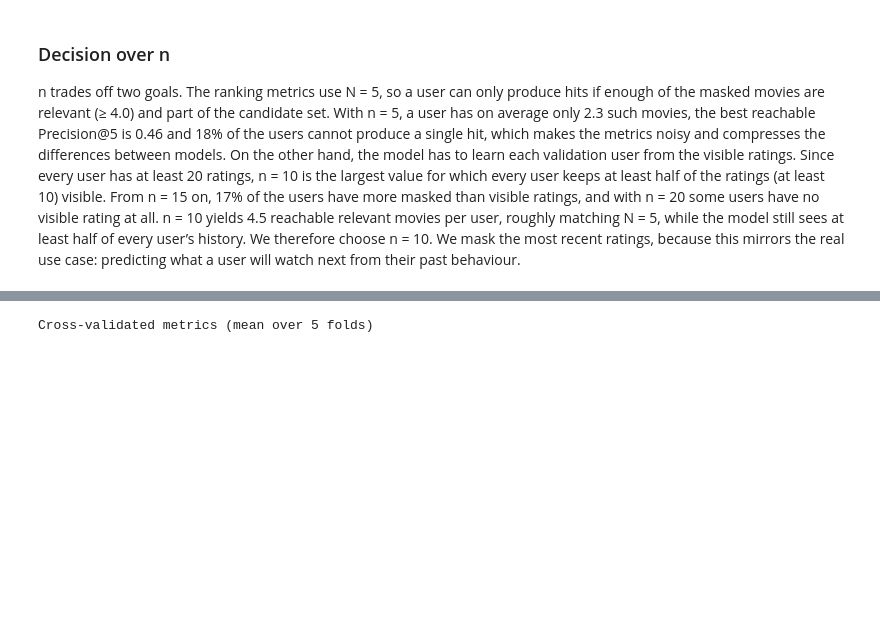
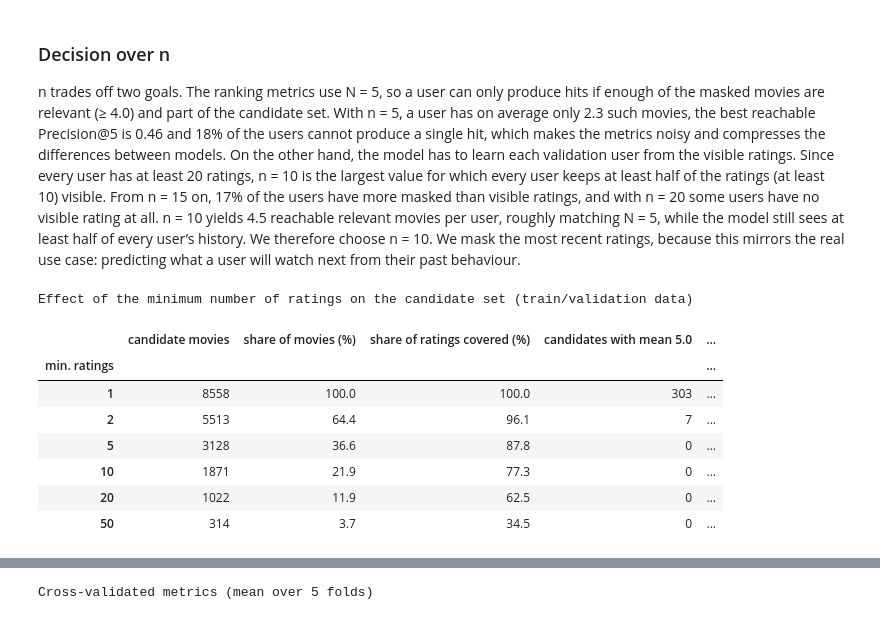
Before and after one commit to mischhart-bsc/recommender-systems, a Jupyter notebook: MiniChallenge/RSY_MiniChallenge_HS26.ipynb, the cells around one changed output, grey strips where cells are left out. Cells and saved outputs as stored; diff of their text form; code cells hidden in the pictures; blank space fills up the shorter version.

```diff
--- a/MiniChallenge/RSY_MiniChallenge_HS26.ipynb
+++ b/MiniChallenge/RSY_MiniChallenge_HS26.ipynb
@@ -820,3 +820,38 @@ Effect of the number of masked ratings n (mean over 5 folds)
 # %% [markdown]
 ### Decision over n
 n trades off two goals. The ranking metrics use N = 5, so a user can only produce hits if enough of the masked movies are relevant (≥ 4.0) and part of the candidate set. With n = 5, a user has on average only 2.3 such movies, the best reachable Precision@5 is 0.46 and 18% of the users cannot produce a single hit, which makes the metrics noisy and compresses the differences between models. On the other hand, the model has to learn each validation user from the visible ratings. Since every user has at least 20 ratings, n = 10 is the largest value for which every user keeps at least half of the ratings (at least 10) visible. From n = 15 on, 17% of the users have more masked than visible ratings, and with n = 20 some users have no visible rating at all. n = 10 yields 4.5 reachable relevant movies per user, roughly matching N = 5, while the model still sees at least half of every user’s history. We therefore choose n = 10. We mask the most recent ratings, because this mirrors the real use case: predicting what a user will watch next from their past behaviour.
+# %%
+def candidate_stats(ratings, folds, thresholds):
+    """Effect of the minimum number of training ratings on the candidate set."""
+    stats = ratings.groupby("movieId")["rating"].agg(["count", "mean"])
+    rows = {}
+    for m in thresholds:
+        is_cand = stats["count"] >= m
+        masked_in_cand = [masked["movieId"].map(train["movieId"].value_counts()).fillna(0).ge(m).mean()
+                          for train, masked in folds]
+        rows[m] = {
+            "candidate movies": is_cand.sum(),
+            "share of movies (%)": is_cand.mean() * 100,
+            "share of ratings covered (%)": stats.loc[is_cand, "count"].sum() / len(ratings) * 100,
+            "candidates with mean 5.0": (is_cand & (stats["mean"] == 5.0)).sum(),
+            "median #ratings of candidates": stats.loc[is_cand, "count"].median(),
+            "masked ratings in candidate set (%)": np.mean(masked_in_cand) * 100,
+        }
+    return pd.DataFrame(rows).T.rename_axis("min. ratings")
+
+
+display(candidate_stats(trainval, folds, [1, 2, 5, 10, 20, 50])
+        .style.set_caption("Effect of the minimum number of ratings on the candidate set (train/validation data)")
+        .format(precision=1)
+        .format("{:.0f}", subset=["candidate movies", "candidates with mean 5.0"])
+        .highlight_between(subset=pd.IndexSlice[10, :], color="#fff3b0"))
+# %% [output]
+Effect of the minimum number of ratings on the candidate set (train/validation data)
+|  | candidate movies | share of movies (%) | share of ratings covered (%) | candidates with mean 5.0 | ... |
+| min. ratings |  |  |  |  | ... |
+| 1 | 8558 | 100.0 | 100.0 | 303 | ... |
+| 2 | 5513 | 64.4 | 96.1 | 7 | ... |
+| 5 | 3128 | 36.6 | 87.8 | 0 | ... |
+| 10 | 1871 | 21.9 | 77.3 | 0 | ... |
+| 20 | 1022 | 11.9 | 62.5 | 0 | ... |
+| 50 | 314 | 3.7 | 34.5 | 0 | ... |
```
Also changed, not shown: parts of 3 cells of this notebook.
